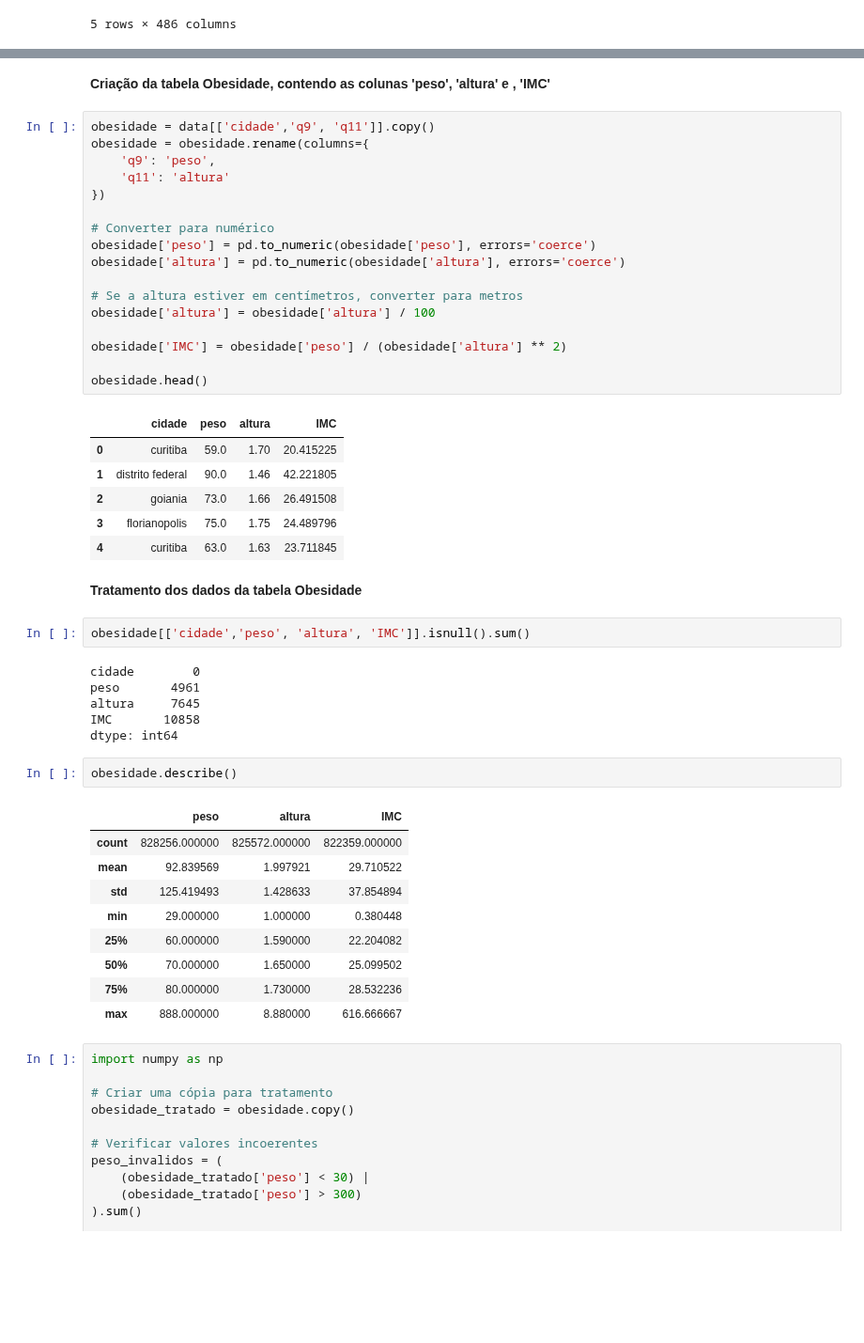
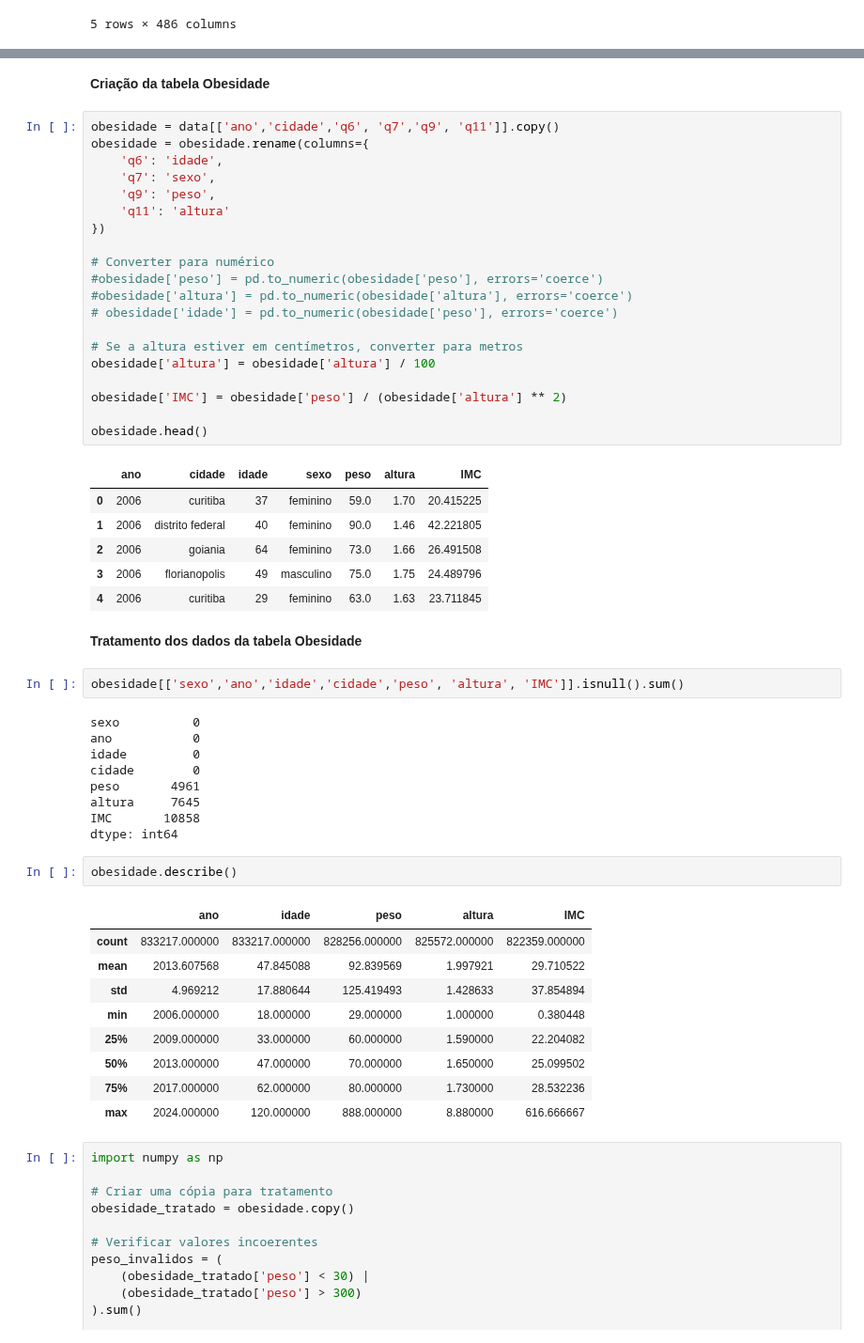
Before and after one commit to igor-xmchaves/analise-inferencial-obesidade, a Jupyter notebook: analise-inferencial-obesidade.ipynb, the cells around one changed output, grey strips where cells are left out. Shown at 94% size. Saved outputs shown, nothing was run; the diff lists cells and outputs as text; blank space fills up the shorter version.

```diff
--- a/analise-inferencial-obesidade.ipynb
+++ b/analise-inferencial-obesidade.ipynb
@@ -23,34 +34,40 @@ data.head()
 # %% [markdown]
-**Criação da tabela Obesidade, contendo as colunas 'peso', 'altura' e , 'IMC'**
+**Criação da tabela Obesidade**
 # %%
-obesidade = data[['cidade','q9', 'q11']].copy()
+obesidade = data[['ano','cidade','q6', 'q7','q9', 'q11']].copy()
 obesidade = obesidade.rename(columns={
+    'q6': 'idade',
+    'q7': 'sexo',
     'q9': 'peso',
     'q11': 'altura'
 })
 
 # Converter para numérico
-obesidade['peso'] = pd.to_numeric(obesidade['peso'], errors='coerce')
-obesidade['altura'] = pd.to_numeric(obesidade['altura'], errors='coerce')
+#obesidade['peso'] = pd.to_numeric(obesidade['peso'], errors='coerce')
+#obesidade['altura'] = pd.to_numeric(obesidade['altura'], errors='coerce')
+# obesidade['idade'] = pd.to_numeric(obesidade['peso'], errors='coerce')
 
 # Se a altura estiver em centímetros, converter para metros
 obesidade['altura'] = obesidade['altura'] / 100
 
 obesidade['IMC'] = obesidade['peso'] / (obesidade['altura'] ** 2)
 
 obesidade.head()
 # %% [output]
-|  | cidade | peso | altura | IMC |
-| 0 | curitiba | 59.0 | 1.70 | 20.415225 |
-| 1 | distrito federal | 90.0 | 1.46 | 42.221805 |
-| 2 | goiania | 73.0 | 1.66 | 26.491508 |
-| 3 | florianopolis | 75.0 | 1.75 | 24.489796 |
-| 4 | curitiba | 63.0 | 1.63 | 23.711845 |
+|  | ano | cidade | idade | sexo | peso | altura | IMC |
+| 0 | 2006 | curitiba | 37 | feminino | 59.0 | 1.70 | 20.415225 |
+| 1 | 2006 | distrito federal | 40 | feminino | 90.0 | 1.46 | 42.221805 |
+| 2 | 2006 | goiania | 64 | feminino | 73.0 | 1.66 | 26.491508 |
+| 3 | 2006 | florianopolis | 49 | masculino | 75.0 | 1.75 | 24.489796 |
+| 4 | 2006 | curitiba | 29 | feminino | 63.0 | 1.63 | 23.711845 |
 # %% [markdown]
 **Tratamento dos dados da tabela Obesidade**
 # %%
-obesidade[['cidade','peso', 'altura', 'IMC']].isnull().sum()
+obesidade[['sexo','ano','idade','cidade','peso', 'altura', 'IMC']].isnull().sum()
 # %% [output]
+sexo          0
+ano           0
+idade         0
 cidade        0
 peso       4961
 altura     7645
@@ -59,15 +76,15 @@ dtype: int64
 # %%
 obesidade.describe()
 # %% [output]
-|  | peso | altura | IMC |
-| count | 828256.000000 | 825572.000000 | 822359.000000 |
-| mean | 92.839569 | 1.997921 | 29.710522 |
-| std | 125.419493 | 1.428633 | 37.854894 |
-| min | 29.000000 | 1.000000 | 0.380448 |
-| 25% | 60.000000 | 1.590000 | 22.204082 |
-| 50% | 70.000000 | 1.650000 | 25.099502 |
-| 75% | 80.000000 | 1.730000 | 28.532236 |
-| max | 888.000000 | 8.880000 | 616.666667 |
+|  | ano | idade | peso | altura | IMC |
+| count | 833217.000000 | 833217.000000 | 828256.000000 | 825572.000000 | 822359.000000 |
+| mean | 2013.607568 | 47.845088 | 92.839569 | 1.997921 | 29.710522 |
+| std | 4.969212 | 17.880644 | 125.419493 | 1.428633 | 37.854894 |
+| min | 2006.000000 | 18.000000 | 29.000000 | 1.000000 | 0.380448 |
+| 25% | 2009.000000 | 33.000000 | 60.000000 | 1.590000 | 22.204082 |
+| 50% | 2013.000000 | 47.000000 | 70.000000 | 1.650000 | 25.099502 |
+| 75% | 2017.000000 | 62.000000 | 80.000000 | 1.730000 | 28.532236 |
+| max | 2024.000000 | 120.000000 | 888.000000 | 8.880000 | 616.666667 |
 # %%
 import numpy as np
 
```
Also changed, not shown: parts of 54 cells of this notebook, 1 other file.
